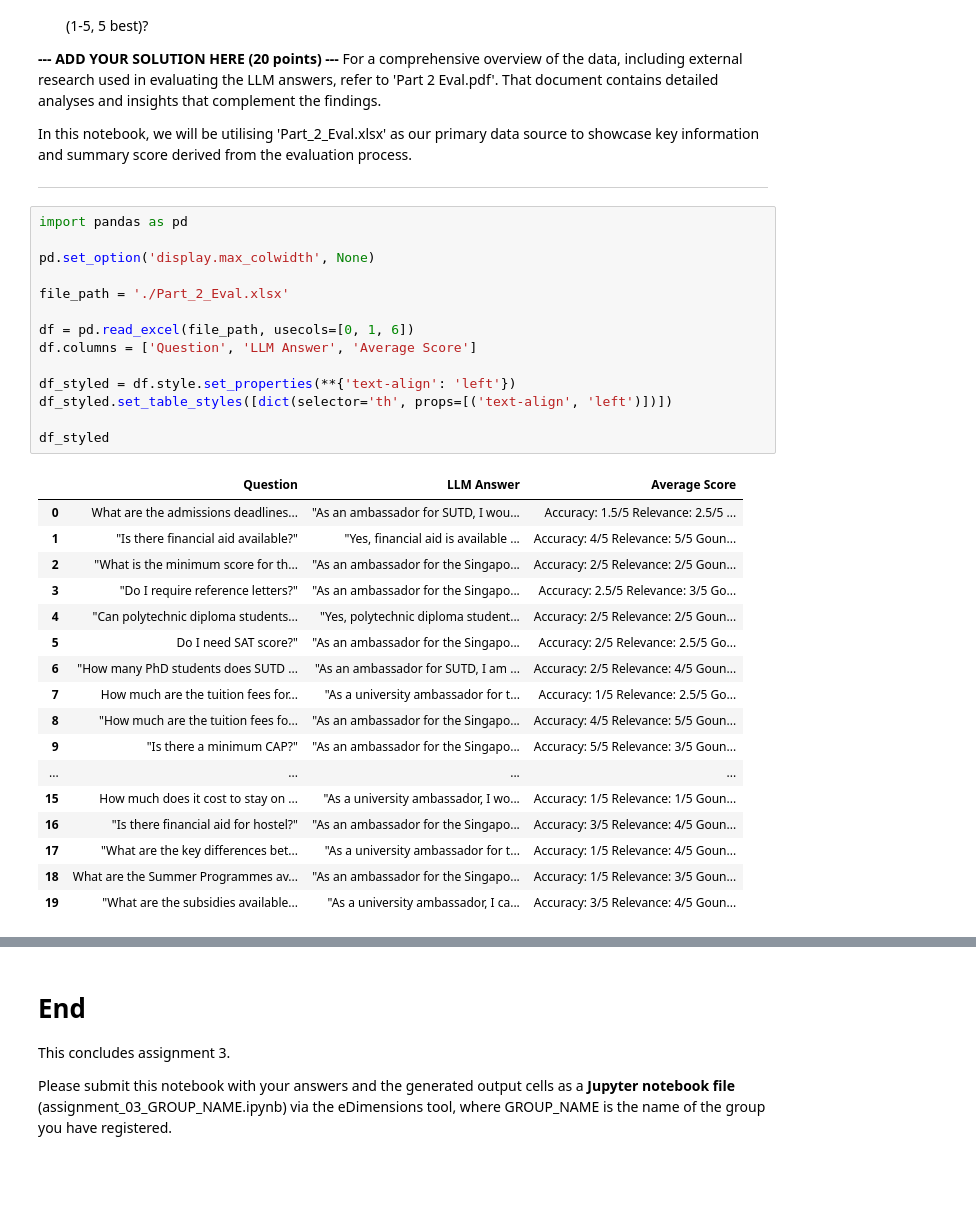
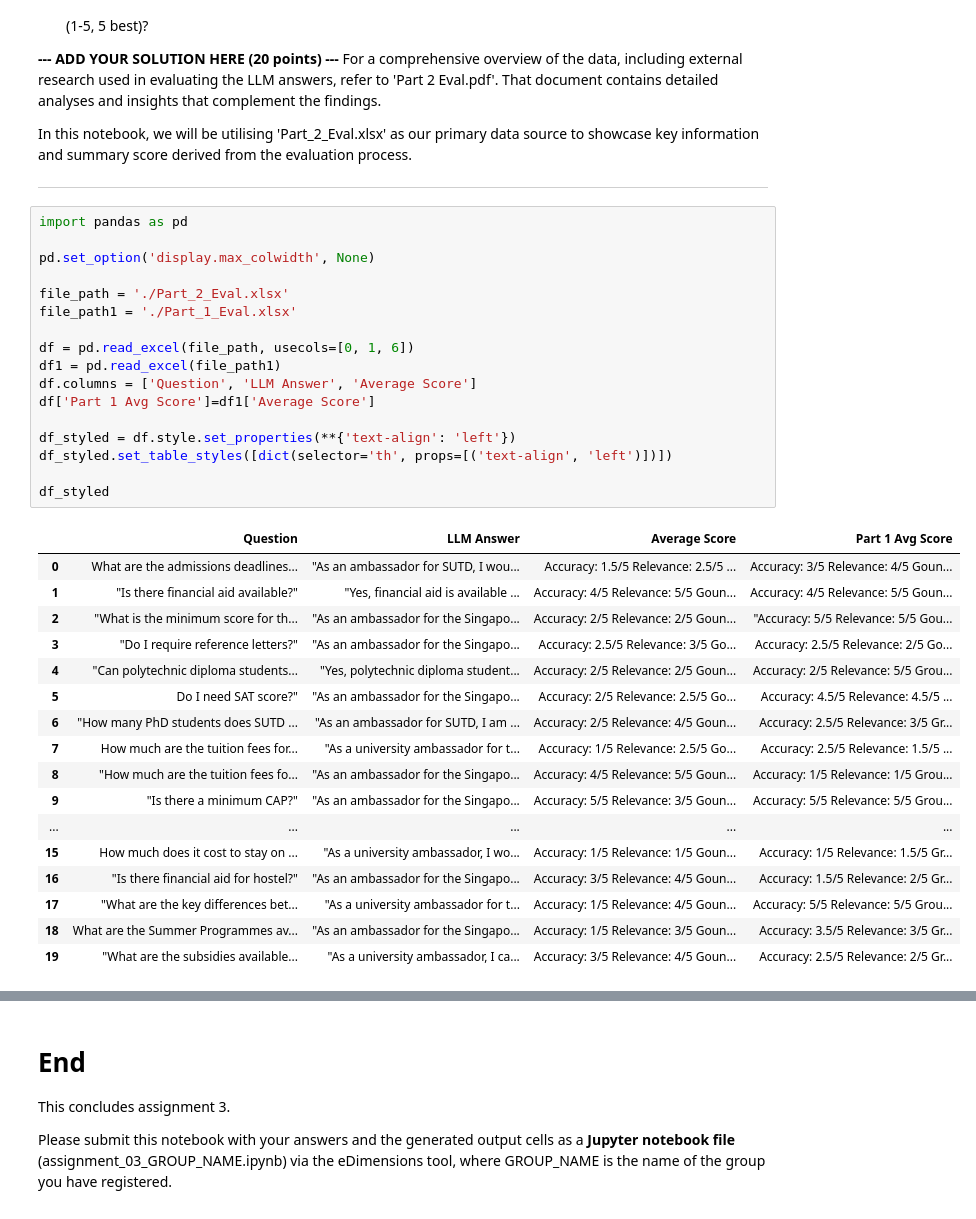
Before and after one commit to JTZ18/mlops-assignment-3, a Jupyter notebook: assignment_03-Part2.ipynb, the cells around one changed output, grey strips where cells are left out. Drawn from its saved outputs; the diff is of its cells as text; blank space fills up the shorter version.

Commit message:
details and eval

```diff
--- a/assignment_03-Part2.ipynb
+++ b/assignment_03-Part2.ipynb
@@ -630,35 +630,38 @@ In this notebook, we will be utilising 'Part_2_Eval.xlsx' as our primary data so
 # %%
 import pandas as pd
 
 pd.set_option('display.max_colwidth', None)
 
 file_path = './Part_2_Eval.xlsx'
+file_path1 = './Part_1_Eval.xlsx'
 
 df = pd.read_excel(file_path, usecols=[0, 1, 6])
+df1 = pd.read_excel(file_path1)
 df.columns = ['Question', 'LLM Answer', 'Average Score']
+df['Part 1 Avg Score']=df1['Average Score']
 
 df_styled = df.style.set_properties(**{'text-align': 'left'})
 df_styled.set_table_styles([dict(selector='th', props=[('text-align', 'left')])])
 
 df_styled
 # %% [output]
-|  | Question | LLM Answer | Average Score |
-| 0 | What are the admissions deadlines... | "As an ambassador for SUTD, I wou... | Accuracy: 1.5/5 Relevance: 2.5/5 ... |
-| 1 | "Is there financial aid available?" | "Yes, financial aid is available ... | Accuracy: 4/5 Relevance: 5/5 Goun... |
-| 2 | "What is the minimum score for th... | "As an ambassador for the Singapo... | Accuracy: 2/5 Relevance: 2/5 Goun... |
-| 3 | "Do I require reference letters?" | "As an ambassador for the Singapo... | Accuracy: 2.5/5 Relevance: 3/5 Go... |
-| 4 | "Can polytechnic diploma students... | "Yes, polytechnic diploma student... | Accuracy: 2/5 Relevance: 2/5 Goun... |
-| 5 | Do I need SAT score?" | "As an ambassador for the Singapo... | Accuracy: 2/5 Relevance: 2.5/5 Go... |
-| 6 | "How many PhD students does SUTD ... | "As an ambassador for SUTD, I am ... | Accuracy: 2/5 Relevance: 4/5 Goun... |
-| 7 | How much are the tuition fees for... | "As a university ambassador for t... | Accuracy: 1/5 Relevance: 2.5/5 Go... |
-| 8 | "How much are the tuition fees fo... | "As an ambassador for the Singapo... | Accuracy: 4/5 Relevance: 5/5 Goun... |
-| 9 | "Is there a minimum CAP?" | "As an ambassador for the Singapo... | Accuracy: 5/5 Relevance: 3/5 Goun... |
-| ... | ... | ... | ... |
-| 15 | How much does it cost to stay on ... | "As a university ambassador, I wo... | Accuracy: 1/5 Relevance: 1/5 Goun... |
-| 16 | "Is there financial aid for hostel?" | "As an ambassador for the Singapo... | Accuracy: 3/5 Relevance: 4/5 Goun... |
-| 17 | "What are the key differences bet... | "As a university ambassador for t... | Accuracy: 1/5 Relevance: 4/5 Goun... |
-| 18 | What are the Summer Programmes av... | "As an ambassador for the Singapo... | Accuracy: 1/5 Relevance: 3/5 Goun... |
-| 19 | "What are the subsidies available... | "As a university ambassador, I ca... | Accuracy: 3/5 Relevance: 4/5 Goun... |
+|  | Question | LLM Answer | Average Score | Part 1 Avg Score |
+| 0 | What are the admissions deadlines... | "As an ambassador for SUTD, I wou... | Accuracy: 1.5/5 Relevance: 2.5/5 ... | Accuracy: 3/5 Relevance: 4/5 Goun... |
+| 1 | "Is there financial aid available?" | "Yes, financial aid is available ... | Accuracy: 4/5 Relevance: 5/5 Goun... | Accuracy: 4/5 Relevance: 5/5 Goun... |
+| 2 | "What is the minimum score for th... | "As an ambassador for the Singapo... | Accuracy: 2/5 Relevance: 2/5 Goun... | "Accuracy: 5/5 Relevance: 5/5 Gou... |
+| 3 | "Do I require reference letters?" | "As an ambassador for the Singapo... | Accuracy: 2.5/5 Relevance: 3/5 Go... | Accuracy: 2.5/5 Relevance: 2/5 Go... |
+| 4 | "Can polytechnic diploma students... | "Yes, polytechnic diploma student... | Accuracy: 2/5 Relevance: 2/5 Goun... | Accuracy: 2/5 Relevance: 5/5 Grou... |
+| 5 | Do I need SAT score?" | "As an ambassador for the Singapo... | Accuracy: 2/5 Relevance: 2.5/5 Go... | Accuracy: 4.5/5 Relevance: 4.5/5 ... |
+| 6 | "How many PhD students does SUTD ... | "As an ambassador for SUTD, I am ... | Accuracy: 2/5 Relevance: 4/5 Goun... | Accuracy: 2.5/5 Relevance: 3/5 Gr... |
+| 7 | How much are the tuition fees for... | "As a university ambassador for t... | Accuracy: 1/5 Relevance: 2.5/5 Go... | Accuracy: 2.5/5 Relevance: 1.5/5 ... |
+| 8 | "How much are the tuition fees fo... | "As an ambassador for the Singapo... | Accuracy: 4/5 Relevance: 5/5 Goun... | Accuracy: 1/5 Relevance: 1/5 Grou... |
+| 9 | "Is there a minimum CAP?" | "As an ambassador for the Singapo... | Accuracy: 5/5 Relevance: 3/5 Goun... | Accuracy: 5/5 Relevance: 5/5 Grou... |
+| ... | ... | ... | ... | ... |
+| 15 | How much does it cost to stay on ... | "As a university ambassador, I wo... | Accuracy: 1/5 Relevance: 1/5 Goun... | Accuracy: 1/5 Relevance: 1.5/5 Gr... |
+| 16 | "Is there financial aid for hostel?" | "As an ambassador for the Singapo... | Accuracy: 3/5 Relevance: 4/5 Goun... | Accuracy: 1.5/5 Relevance: 2/5 Gr... |
+| 17 | "What are the key differences bet... | "As a university ambassador for t... | Accuracy: 1/5 Relevance: 4/5 Goun... | Accuracy: 5/5 Relevance: 5/5 Grou... |
+| 18 | What are the Summer Programmes av... | "As an ambassador for the Singapo... | Accuracy: 1/5 Relevance: 3/5 Goun... | Accuracy: 3.5/5 Relevance: 3/5 Gr... |
+| 19 | "What are the subsidies available... | "As a university ambassador, I ca... | Accuracy: 3/5 Relevance: 4/5 Goun... | Accuracy: 2.5/5 Relevance: 2/5 Gr... |
 # %% [markdown]
 ### QUESTION:
 
```
Also changed, not shown: parts of 1 cell of this notebook.
